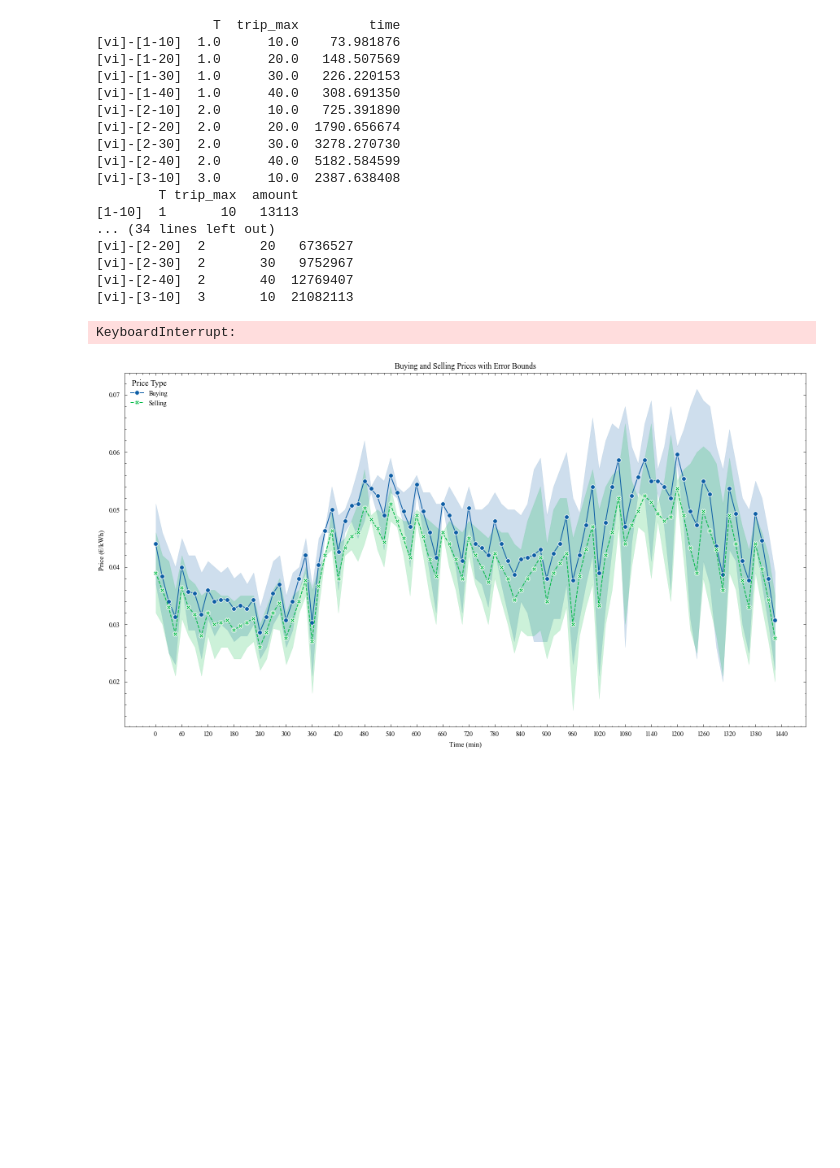
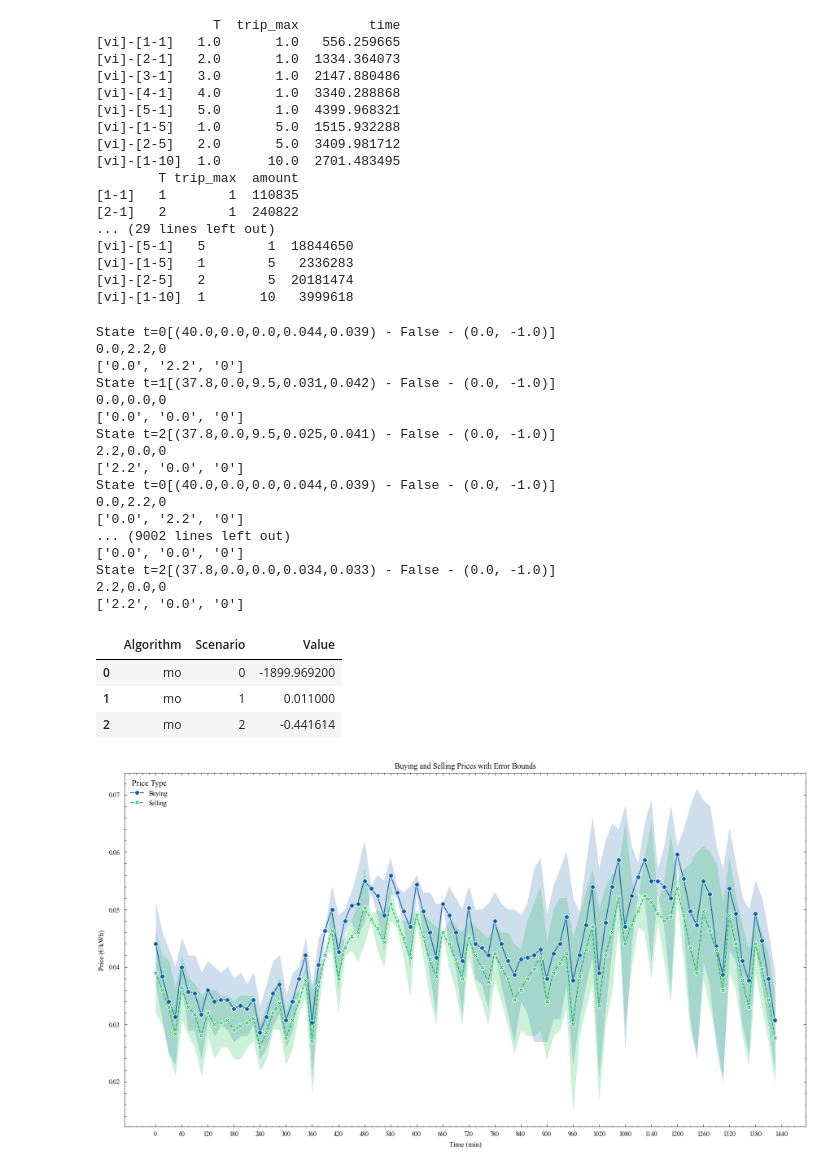
Before and after one commit to thummelt/master-thesis, a Jupyter notebook: code/src/Visualization.ipynb, the cells around one changed output. Cells and saved outputs as stored; diff of their text form; code cells hidden in the pictures; blank space fills up the shorter version.

```diff
--- a/code/src/Visualization.ipynb
+++ b/code/src/Visualization.ipynb
@@ -1,34 +1,34 @@
 # %%
-dirs = ["vi/20210623-1", "vi/20210623-2"]
+dirs = ["vi/20210629-2", "vi/20210629-3", "vi/20210629-4"]
 vars = ["rt", "dspace", "splitrt", "sspace", "tspace"]
 
 for v in vars:
     df = pd.DataFrame()
     for d in dirs:
         df = pd.concat([df, pd.read_pickle("/usr/app/output/xlsx/%s/%s.pkl" % (d, v))])
-        if d == 'vi/20210623-1':
-            df.drop(df.tail(1).index,inplace=True)
+        #if d == 'vi/20210623-1':
+        #    df.drop(df.tail(1).index,inplace=True)
 
     print(df)
-    df.to_pickle("/usr/app/output/xlsx/vi/20210628-final/%s.pkl" % v)
+    df.to_pickle("/usr/app/output/xlsx/vi/20210630-final/%s.pkl" % v)
 # %% [output]
                T  trip_max         time
-[vi]-[1-10]  1.0      10.0    73.981876
-[vi]-[1-20]  1.0      20.0   148.507569
-[vi]-[1-30]  1.0      30.0   226.220153
-[vi]-[1-40]  1.0      40.0   308.691350
-[vi]-[2-10]  2.0      10.0   725.391890
-[vi]-[2-20]  2.0      20.0  1790.656674
-[vi]-[2-30]  2.0      30.0  3278.270730
-[vi]-[2-40]  2.0      40.0  5182.584599
-[vi]-[3-10]  3.0      10.0  2387.638408
+[vi]-[1-1]   1.0       1.0   556.259665
+[vi]-[2-1]   2.0       1.0  1334.364073
+[vi]-[3-1]   3.0       1.0  2147.880486
+[vi]-[4-1]   4.0       1.0  3340.288868
+[vi]-[5-1]   5.0       1.0  4399.968321
+[vi]-[1-5]   1.0       5.0  1515.932288
+[vi]-[2-5]   2.0       5.0  3409.981712
+[vi]-[1-10]  1.0      10.0  2701.483495
         T trip_max  amount
-[1-10]  1       10   13113
-... (34 lines left out)
-[vi]-[2-20]  2       20   6736527
-[vi]-[2-30]  2       30   9752967
-[vi]-[2-40]  2       40  12769407
-[vi]-[3-10]  3       10  21082113
+[1-1]   1        1  110835
+[2-1]   2        1  240822
+... (29 lines left out)
+[vi]-[5-1]   5        1  18844650
+[vi]-[1-5]   1        5   2336283
+[vi]-[2-5]   2        5  20181474
+[vi]-[1-10]  1       10   3999618
 # %%
 %load_ext autoreload
 %autoreload 2
@@ -61,22 +61,42 @@ runs = [("Value Iteration", "vi/20210629-2"), ("Myopic Optimization", "mo/202106
 # %%
 # Load decisions
 dict_dec = {}
 
 decisions = ["[vi]-[%s-%s]" % (param["T"], param["trip_max"]),
              "[mo]-[%s-%s]" % (param["T"], param["trip_max"]),
              "[avi-(%s %s)]-[%s-%s]" % (param["iterations_avi"], param["samples_avi"], param["T"], param["trip_max"]),
              "[adp-(%s None)]-[%s-%s]" % (param["iterations_adp"], param["T"], param["trip_max"])]
 
-dict_dec["mo"] = pd.read_pickle("/usr/app/output/xlsx/%s/%s-best_decisions.pkl" % (runs[1][1], decisions[1]))
+dict_dec["mo"] = pd.DataFrame()#pd.read_pickle("/usr/app/output/xlsx/%s/%s-best_decisions.pkl" % (runs[1][1], decisions[1]))
 #dict_dec["avi"] = pd.read_pickle("/usr/app/output/xlsx/%s/%s-best_decisions.pkl" % (runs[2][1],decisions[2]))
 dict_dec["adp"] = pd.read_pickle("/usr/app/output/xlsx/%s/%s-best_decisions.pkl" % (runs[3][1],decisions[3]))
 
 # Load states
 df_states = pd.read_pickle("/usr/app/output/df/%s.pkl" % states)
 
 analyseValue(dict_dec, iniState, prob, df_states["s_obj"].to_dict(), param)
 # %% [output]
-KeyboardInterrupt:
+State t=0[(40.0,0.0,0.0,0.044,0.039) - False - (0.0, -1.0)]
+0.0,2.2,0
+['0.0', '2.2', '0']
+State t=1[(37.8,0.0,9.5,0.031,0.042) - False - (0.0, -1.0)]
+0.0,0.0,0
+['0.0', '0.0', '0']
+State t=2[(37.8,0.0,9.5,0.025,0.041) - False - (0.0, -1.0)]
+2.2,0.0,0
+['2.2', '0.0', '0']
+State t=0[(40.0,0.0,0.0,0.044,0.039) - False - (0.0, -1.0)]
+0.0,2.2,0
+['0.0', '2.2', '0']
+... (9002 lines left out)
+['0.0', '0.0', '0']
+State t=2[(37.8,0.0,0.0,0.034,0.033) - False - (0.0, -1.0)]
+2.2,0.0,0
+['2.2', '0.0', '0']
+|  | Algorithm | Scenario | Value |
+| 0 | mo | 0 | -1899.969200 |
+| 1 | mo | 1 | 0.011000 |
+| 2 | mo | 2 | -0.441614 |
 # %%
 # [GEN] => see data analysis
 ## 1. Electricity prices for buy and sell with error bars at time
```
Also changed, not shown: parts of 7 cells of this notebook, 5 other files.
